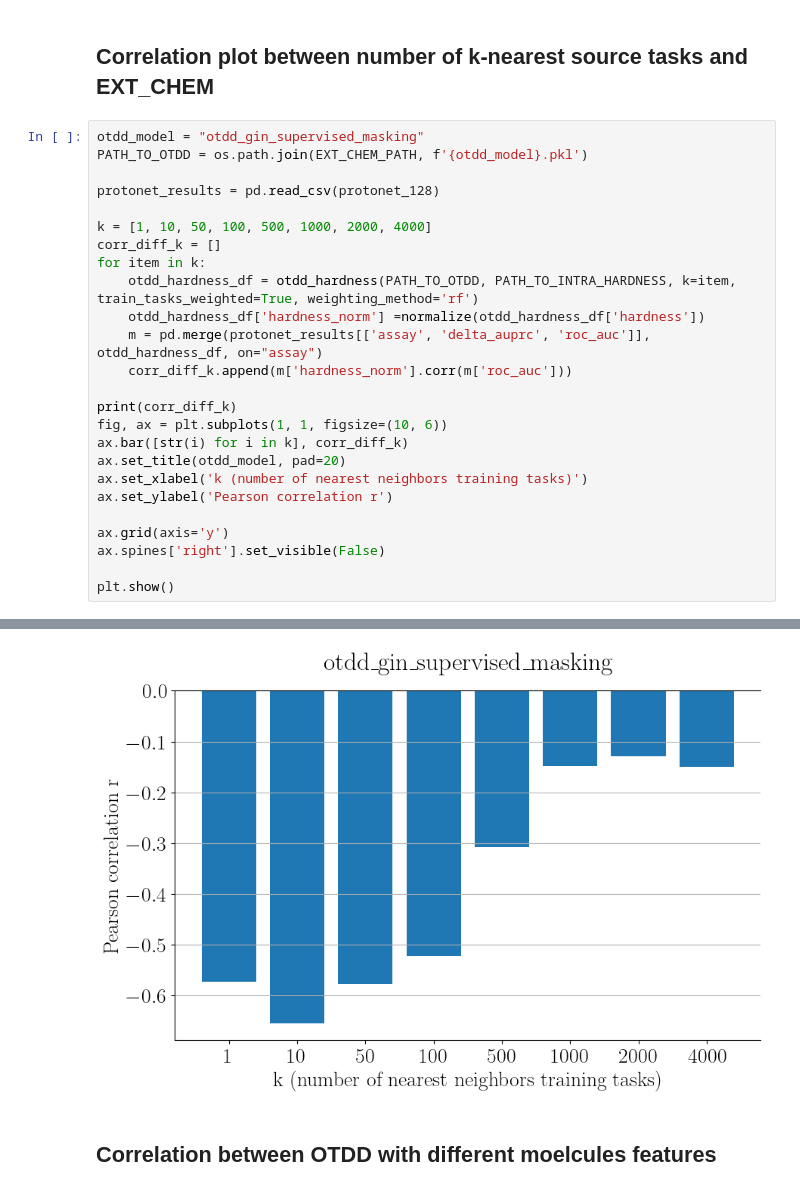
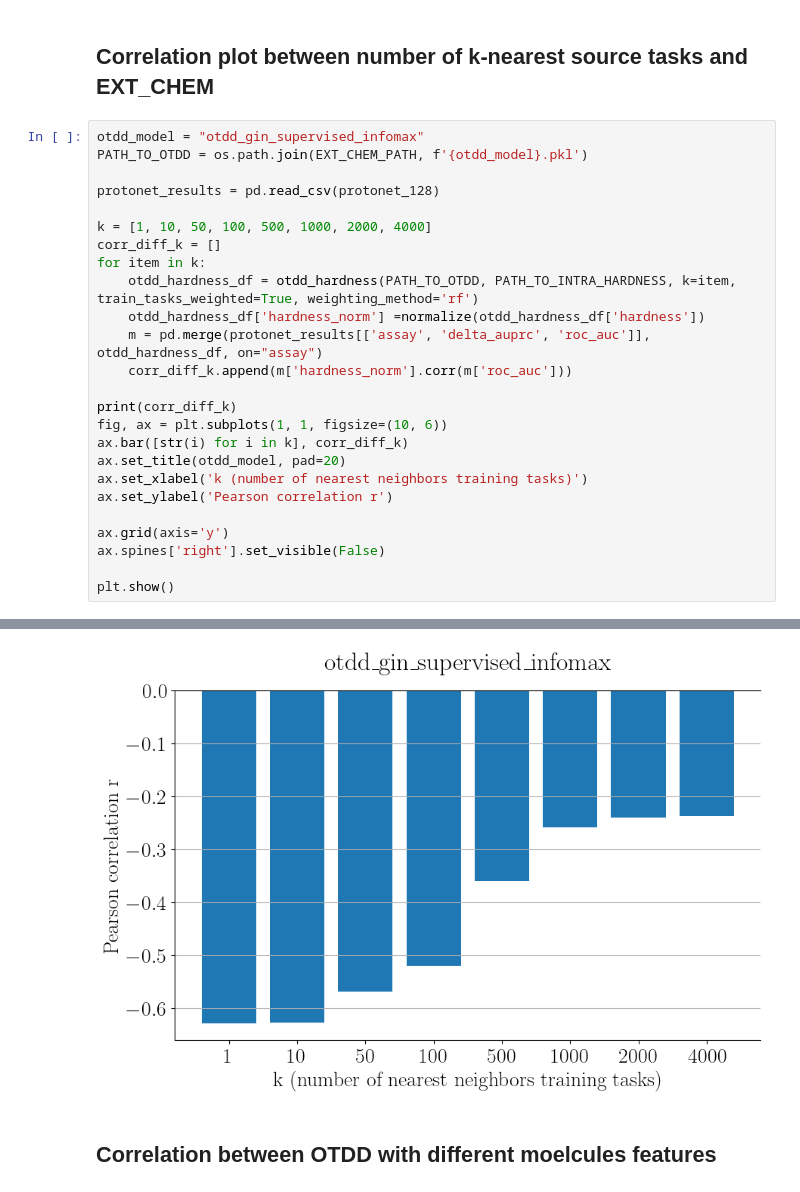
Before and after one commit to HFooladi/THEMAP, a Jupyter notebook: notebooks/external_chemical_hardness.ipynb, the cells around one changed output, grey strips where cells are left out. Saved outputs shown, nothing was run; the diff lists cells and outputs as text.

```diff
--- a/notebooks/external_chemical_hardness.ipynb
+++ b/notebooks/external_chemical_hardness.ipynb
@@ -91,7 +91,7 @@ Numebr of NaN values in the hardness matrix:  1
 # %% [markdown]
 ## Correlation plot between number of k-nearest source tasks and EXT_CHEM
 # %%
-otdd_model = "otdd_gin_supervised_masking"
+otdd_model = "otdd_gin_supervised_infomax"
 PATH_TO_OTDD = os.path.join(EXT_CHEM_PATH, f'{otdd_model}.pkl')
 
 protonet_results = pd.read_csv(protonet_128)
@@ -136,4 +136,4 @@ Numebr of NaN values in the hardness matrix:  1
-[figure, old version]
+[figure, new version]
 # %% [markdown]
 ## Correlation between OTDD with different moelcules features
 # %%
```
Also changed, not shown: parts of 1 cell of this notebook, 5 other files.
